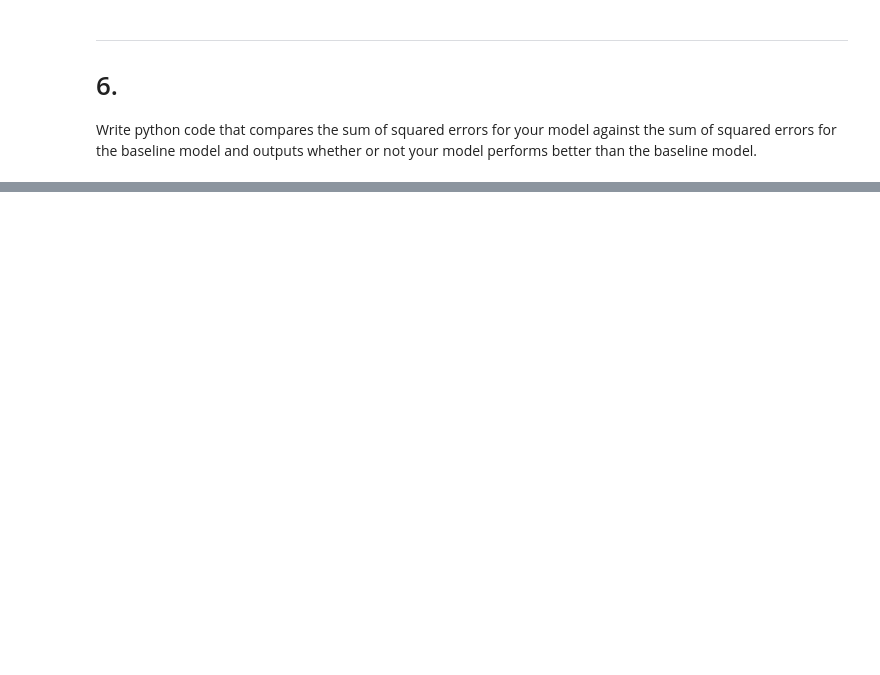
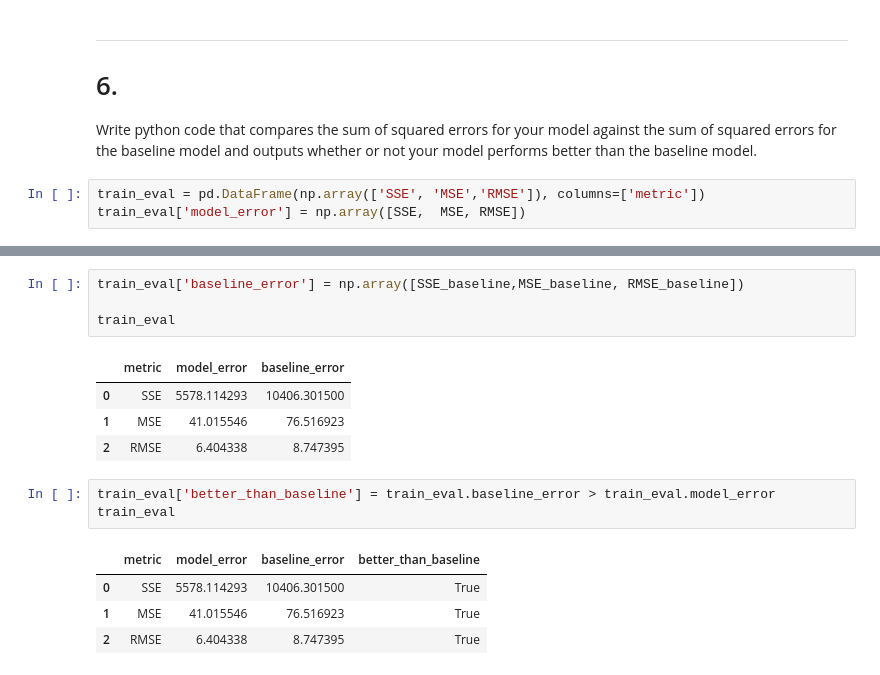
Before and after one commit to VelasquezAlejandro044/regression-exercises, a Jupyter notebook: evaluate.ipynb, the cells around one changed output, grey strips where cells are left out. Drawn from its saved outputs; the diff is of its cells as text; blank space fills up the shorter version.

```diff
--- a/evaluate.ipynb
+++ b/evaluate.ipynb
@@ -286,3 +296,6 @@ df_eval['baseline_errrors']
 --------
 # 6.
 Write python code that compares the sum of squared errors for your model against the sum of squared errors for the baseline model and outputs whether or not your model performs better than the baseline model.
+# %%
+train_eval = pd.DataFrame(np.array(['SSE', 'MSE','RMSE']), columns=['metric'])
+train_eval['model_error'] = np.array([SSE,  MSE, RMSE])
@@ -288,0 +309,17 @@ Write python code that compares the sum of squared errors for your model against
+# %%
+train_eval['baseline_error'] = np.array([SSE_baseline,MSE_baseline, RMSE_baseline])
+
+train_eval
+# %% [output]
+|  | metric | model_error | baseline_error |
+| 0 | SSE | 5578.114293 | 10406.301500 |
+| 1 | MSE | 41.015546 | 76.516923 |
+| 2 | RMSE | 6.404338 | 8.747395 |
+# %%
+train_eval['better_than_baseline'] = train_eval.baseline_error > train_eval.model_error
+train_eval
+# %% [output]
+|  | metric | model_error | baseline_error | better_than_baseline |
+| 0 | SSE | 5578.114293 | 10406.301500 | True |
+| 1 | MSE | 41.015546 | 76.516923 | True |
+| 2 | RMSE | 6.404338 | 8.747395 | True |
```
Also changed, not shown: parts of 13 cells of this notebook, 2 other files.
